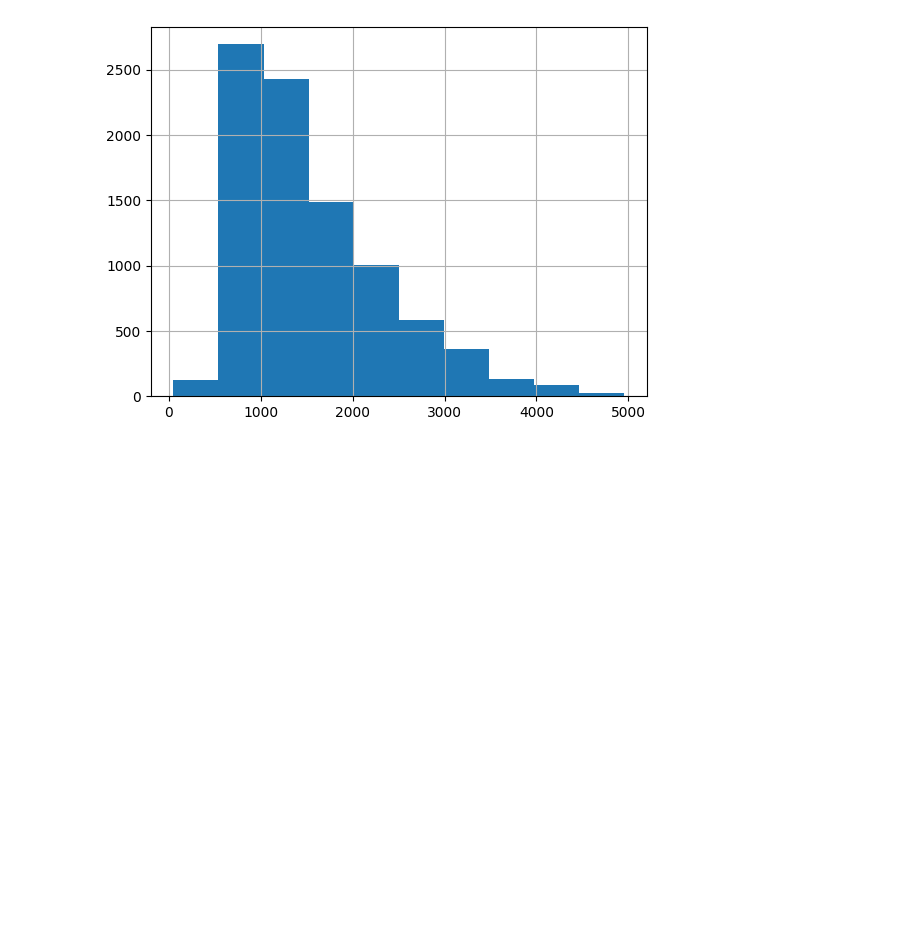
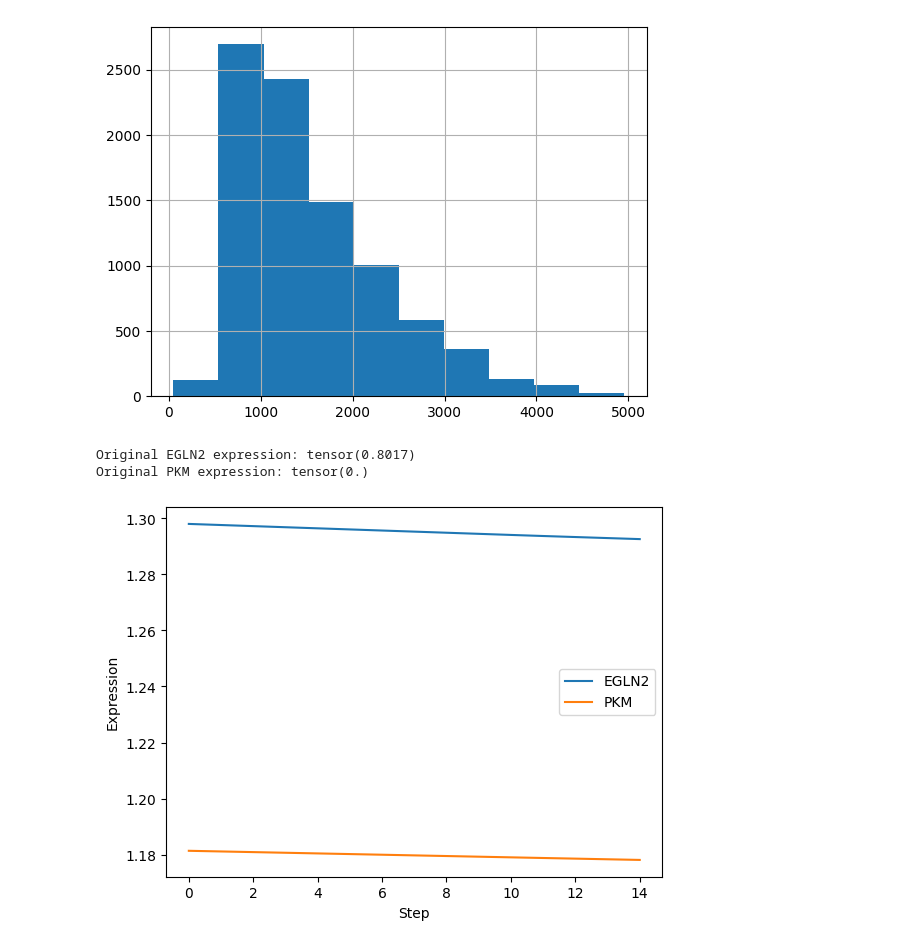
Before and after one commit to MaciejPiernik/virtual-cell-line, a Jupyter notebook: notebooks/playground.ipynb, the cells around one changed output. Saved outputs shown, nothing was run; the diff lists cells and outputs as text; code cells hidden in the pictures; blank space fills up the shorter version.

```diff
--- a/notebooks/playground.ipynb
+++ b/notebooks/playground.ipynb
@@ -573,3 +638,47 @@ sns.violinplot(data=non_zero_values_count.to_frame(), cut=0);
 non_zero_values_count.hist();
 # %% [output]
 [figure]
+# %%
+# Take the index of the selected gene from the filtered_df | EGLN2 == PHD1
+gene_index = filtered_df.columns.get_loc('EGLN2')
+
+# Select the first sample from the test set with non-zero expression of the selected gene
+mask = X_test[:, gene_index] != masking_value
+non_zero_samples = X_test[mask]
+test_sample = non_zero_samples[4].reshape(1, -1).clone()
+
+# Check the original expression of the gene
+print('Original EGLN2 expression:', test_sample[0, gene_index])
+
+# Check for the expression of glycolysis related genes
+glycolysis_gene_index = filtered_df.columns.get_loc('PKM')
+
+# Check the original expression of the gene
+print('Original PKM expression:', test_sample[0, glycolysis_gene_index])
+
+# Iteratively decrease the expression of EGLN2 with masked PKM and check the predicted expression of PKM
+perturbed_sample = test_sample.clone()
+perturbed_sample[0, glycolysis_gene_index] = 0
+cell_states = []
+predicted_expression = predict_gene_expression(perturbed_sample)
+cell_states.append(predicted_expression)
+while perturbed_sample[0, gene_index] >= 0.1:
+    perturbed_sample[0, gene_index] = perturbed_sample[0, gene_index] - 0.1
+
+    predicted_expression = predict_gene_expression(perturbed_sample)
+
+    cell_states.append(predicted_expression)
+
+cell_states = torch.cat(cell_states, dim=0)
+# %% [output]
+Original EGLN2 expression: tensor(0.8017)
+Original PKM expression: tensor(0.)
+# %%
+# Plot how the expression of PKM changes with the decreasing expression of EGLN2 using two line plots
+plt.plot(cell_states[:, gene_index], label='EGLN2')
+plt.plot(cell_states[:, glycolysis_gene_index], label='PKM')
+plt.xlabel('Step')
+plt.ylabel('Expression')
+plt.legend();
+# %% [output]
+[figure, added]
```
Also changed, not shown: parts of 16 cells of this notebook, 2 other files.
